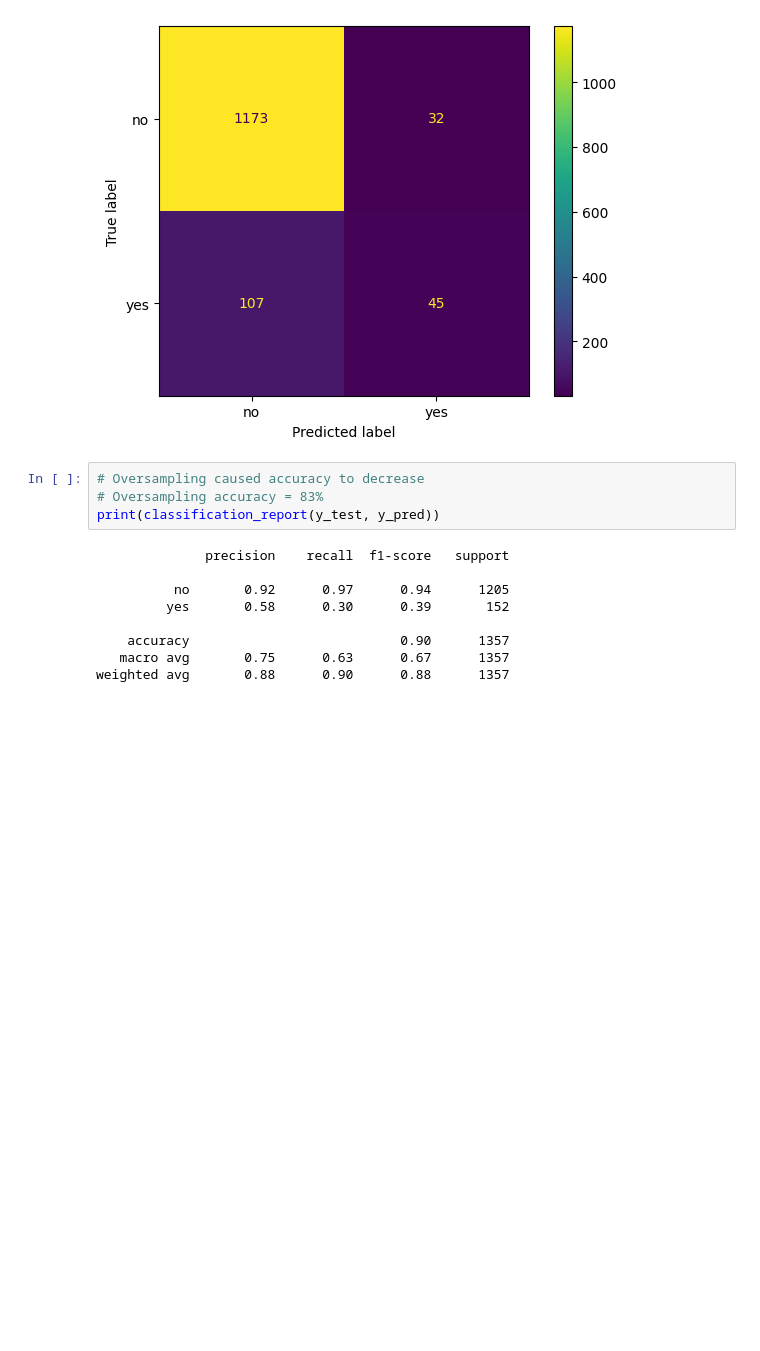
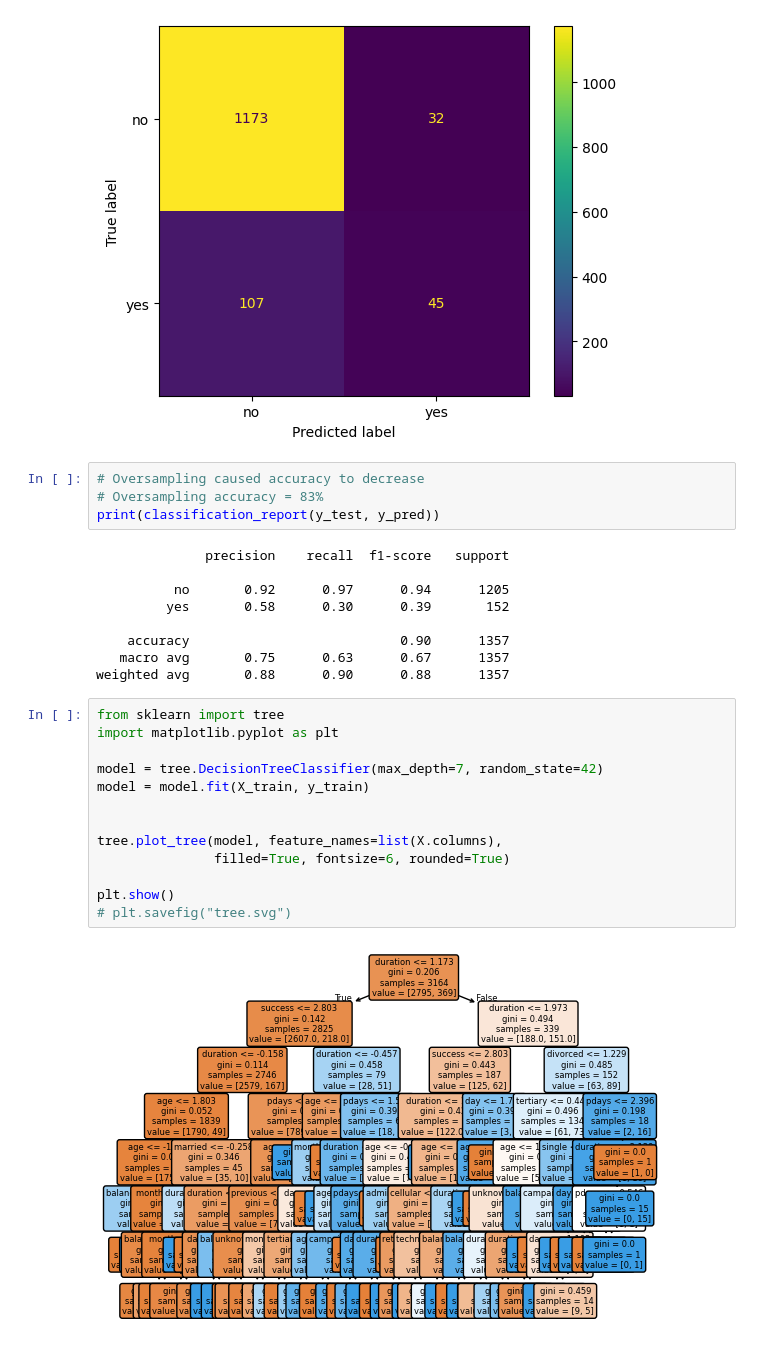
Before and after one commit to tsdandekar24/final_project, a Jupyter notebook: ml_and_visuals.ipynb, the cells around one changed output. Cells and saved outputs as stored; diff of their text form; blank space fills up the shorter version.

Commit message:
added tree visual

```diff
--- a/ml_and_visuals.ipynb
+++ b/ml_and_visuals.ipynb
@@ -131,3 +131,18 @@ print(classification_report(y_test, y_pred))
     accuracy                           0.90      1357
    macro avg       0.75      0.63      0.67      1357
 weighted avg       0.88      0.90      0.88      1357
+# %%
+from sklearn import tree
+import matplotlib.pyplot as plt
+
+model = tree.DecisionTreeClassifier(max_depth=7, random_state=42)
+model = model.fit(X_train, y_train)
+
+
+tree.plot_tree(model, feature_names=list(X.columns),
+               filled=True, fontsize=6, rounded=True)
+
+plt.show()
+# plt.savefig("tree.svg")
+# %% [output]
+[figure, added]
```
